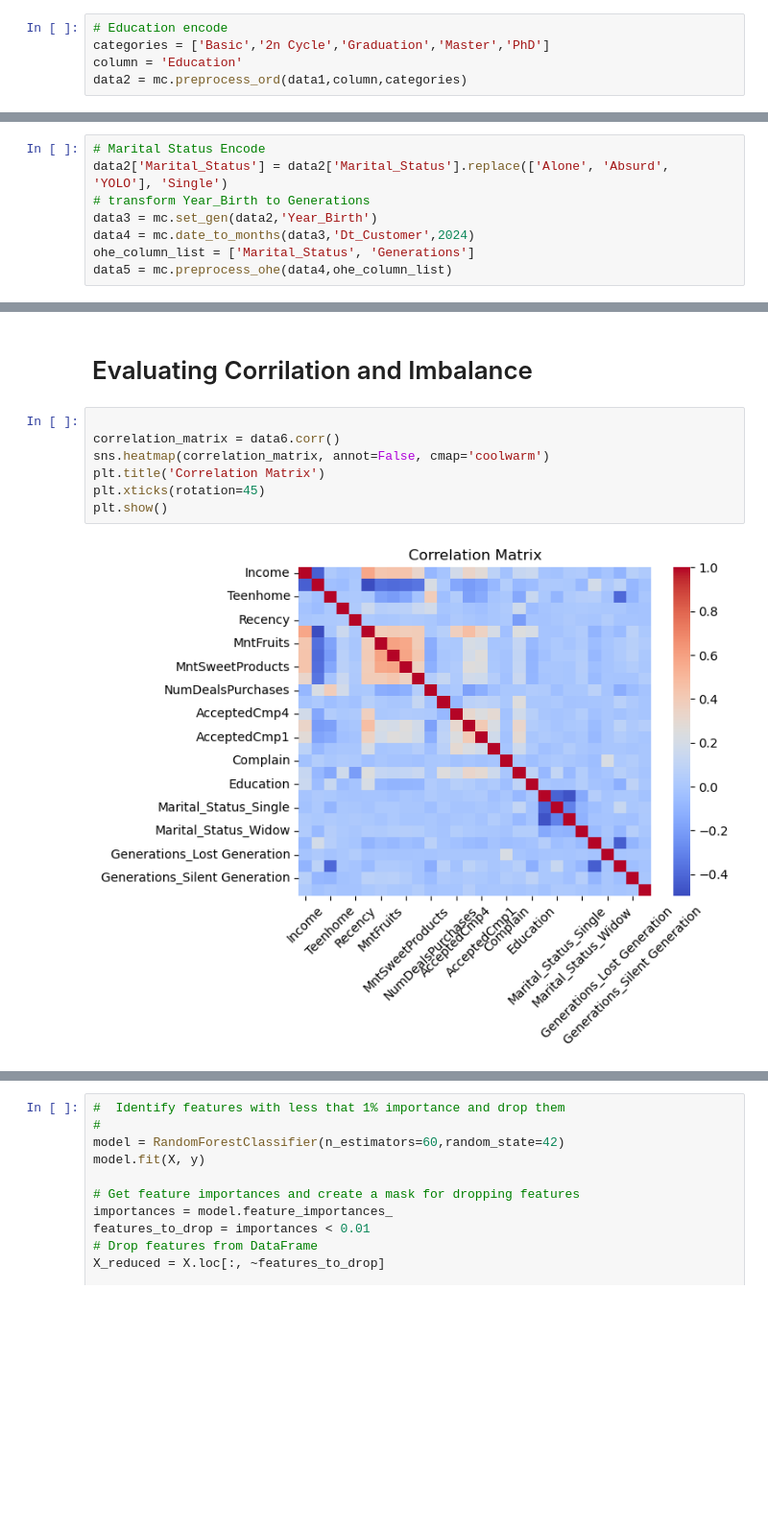
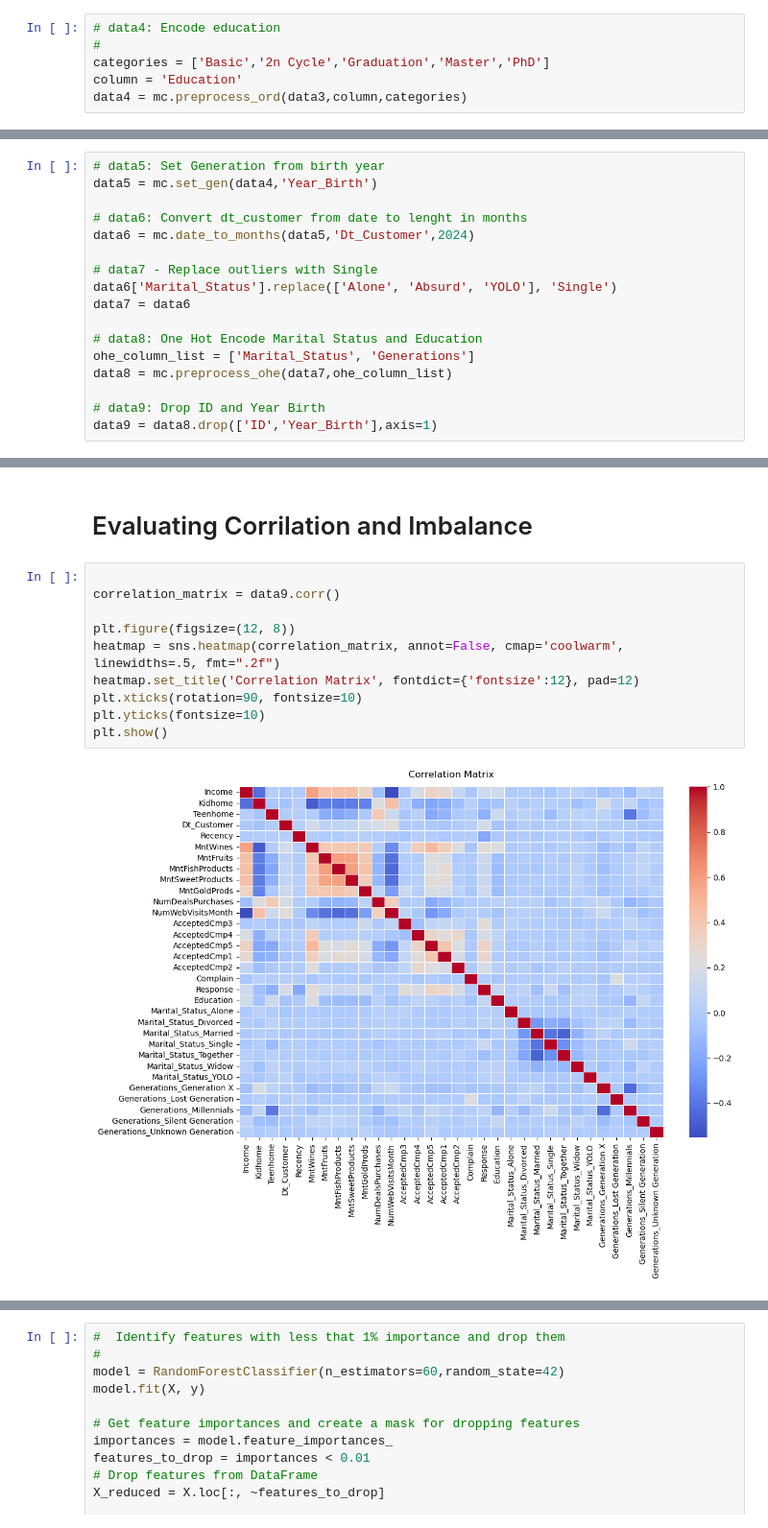
Before and after one commit to ehxewri/Project-2, a Jupyter notebook: Maketing Campaign/Marketing_Campaign.ipynb, the cells around one changed output, grey strips where cells are left out. Shown: that part at 96% size. Drawn from its saved outputs; the diff is of its cells as text; blank space fills up the shorter version.

```diff
--- a/Maketing Campaign/Marketing_Campaign.ipynb
+++ b/Maketing Campaign/Marketing_Campaign.ipynb
@@ -242,8 +282,9 @@ The year of birth data creates too many unique data to be useful. We have chosen
 # ID column
 The id column is etiher a uniwue customer id or an index falue that became a column in the past
 # %%
-# Education encode
+# data4: Encode education
+#
 categories = ['Basic','2n Cycle','Graduation','Master','PhD']
 column = 'Education'
-data2 = mc.preprocess_ord(data1,column,categories)
+data4 = mc.preprocess_ord(data3,column,categories)
 # %% [markdown]
@@ -252,11 +293,3 @@ We want to One Hot Encode Marital Status and Generations.
 This takes some preperation
 -- Marital needs to change Alone, Absurd and YOLO to Single.
 -- Year_Birth needs to be encoded as generations first
-# %%
-# Marital Status Encode
-data2['Marital_Status'] = data2['Marital_Status'].replace(['Alone', 'Absurd', 'YOLO'], 'Single')
-# transform Year_Birth to Generations
-data3 = mc.set_gen(data2,'Year_Birth')
-data4 = mc.date_to_months(data3,'Dt_Customer',2024)
-ohe_column_list = ['Marital_Status', 'Generations']
-data5 = mc.preprocess_ohe(data4,ohe_column_list)
@@ -269,3 +296,20 @@ data6 = data5.drop(['ID','Year_Birth'],axis=1)
+# %%
+# data5: Set Generation from birth year
+data5 = mc.set_gen(data4,'Year_Birth')
+
+# data6: Convert dt_customer from date to lenght in months
+data6 = mc.date_to_months(data5,'Dt_Customer',2024)
+
+# data7 - Replace outliers with Single
+data6['Marital_Status'].replace(['Alone', 'Absurd', 'YOLO'], 'Single')
+data7 = data6
+
+# data8: One Hot Encode Marital Status and Education
+ohe_column_list = ['Marital_Status', 'Generations']
+data8 = mc.preprocess_ohe(data7,ohe_column_list)
+
+# data9: Drop ID and Year Birth
+data9 = data8.drop(['ID','Year_Birth'],axis=1)
 # %%
 # Pick a y column
 y_value='Response'
@@ -273,10 +317,13 @@ y_value='Response'
 # Evaluating Corrilation and Imbalance
 # %%
 
-correlation_matrix = data6.corr()
-sns.heatmap(correlation_matrix, annot=False, cmap='coolwarm')
-plt.title('Correlation Matrix')
-plt.xticks(rotation=45)
+correlation_matrix = data9.corr()
+
+plt.figure(figsize=(12, 8))
+heatmap = sns.heatmap(correlation_matrix, annot=False, cmap='coolwarm', linewidths=.5, fmt=".2f")
+heatmap.set_title('Correlation Matrix', fontdict={'fontsize':12}, pad=12)
+plt.xticks(rotation=90, fontsize=10)
+plt.yticks(fontsize=10)
 plt.show()
 # %% [output]
-[figure, old version]
+[figure, new version]
```
Also changed, not shown: parts of 37 cells of this notebook, 1 other file.
